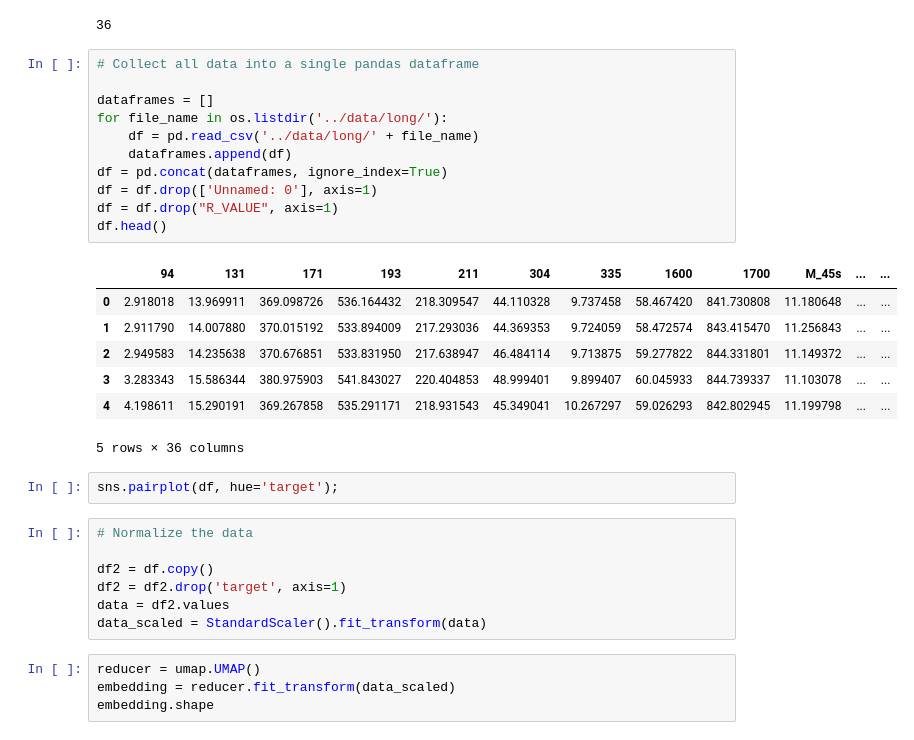
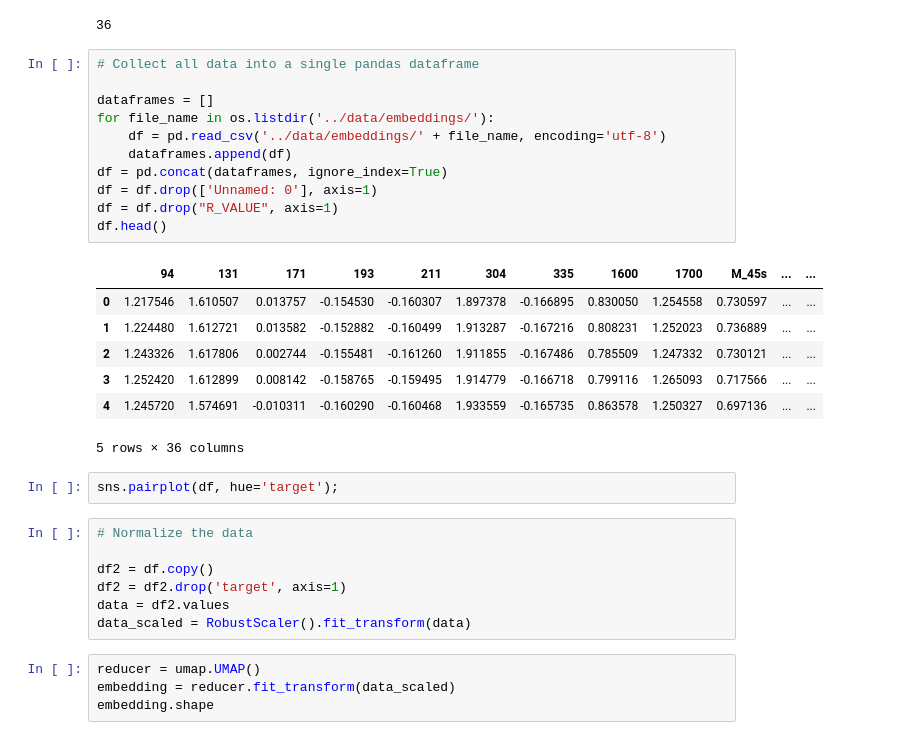
Before and after one commit to brandonlpanos/mvts, a Jupyter notebook: src/umap.ipynb, the cells around one changed output. Cells and saved outputs as stored; diff of their text form.

```diff
--- a/src/umap.ipynb
+++ b/src/umap.ipynb
@@ -32,21 +32,21 @@ from sklearn.preprocessing import StandardScaler, RobustScaler
 # %%
 # Collect all data into a single pandas dataframe
 
 dataframes = []
-for file_name in os.listdir('../data/long/'):
-    df = pd.read_csv('../data/long/' + file_name)
+for file_name in os.listdir('../data/embeddings/'):
+    df = pd.read_csv('../data/embeddings/' + file_name, encoding='utf-8')
     dataframes.append(df)
 df = pd.concat(dataframes, ignore_index=True)
 df = df.drop(['Unnamed: 0'], axis=1)
 df = df.drop("R_VALUE", axis=1)
 df.head()
 # %% [output]
 |  | 94 | 131 | 171 | 193 | 211 | 304 | 335 | 1600 | 1700 | M_45s | ... | ... |
-| 0 | 2.918018 | 13.969911 | 369.098726 | 536.164432 | 218.309547 | 44.110328 | 9.737458 | 58.467420 | 841.730808 | 11.180648 | ... | ... |
-| 1 | 2.911790 | 14.007880 | 370.015192 | 533.894009 | 217.293036 | 44.369353 | 9.724059 | 58.472574 | 843.415470 | 11.256843 | ... | ... |
-| 2 | 2.949583 | 14.235638 | 370.676851 | 533.831950 | 217.638947 | 46.484114 | 9.713875 | 59.277822 | 844.331801 | 11.149372 | ... | ... |
-| 3 | 3.283343 | 15.586344 | 380.975903 | 541.843027 | 220.404853 | 48.999401 | 9.899407 | 60.045933 | 844.739337 | 11.103078 | ... | ... |
-| 4 | 4.198611 | 15.290191 | 369.267858 | 535.291171 | 218.931543 | 45.349041 | 10.267297 | 59.026293 | 842.802945 | 11.199798 | ... | ... |
+| 0 | 1.217546 | 1.610507 | 0.013757 | -0.154530 | -0.160307 | 1.897378 | -0.166895 | 0.830050 | 1.254558 | 0.730597 | ... | ... |
+| 1 | 1.224480 | 1.612721 | 0.013582 | -0.152882 | -0.160499 | 1.913287 | -0.167216 | 0.808231 | 1.252023 | 0.736889 | ... | ... |
+| 2 | 1.243326 | 1.617806 | 0.002744 | -0.155481 | -0.161260 | 1.911855 | -0.167486 | 0.785509 | 1.247332 | 0.730121 | ... | ... |
+| 3 | 1.252420 | 1.612899 | 0.008142 | -0.158765 | -0.159495 | 1.914779 | -0.166718 | 0.799116 | 1.265093 | 0.717566 | ... | ... |
+| 4 | 1.245720 | 1.574691 | -0.010311 | -0.160290 | -0.160468 | 1.933559 | -0.165735 | 0.863578 | 1.250327 | 0.697136 | ... | ... |
 5 rows × 36 columns
 # %%
 sns.pairplot(df, hue='target');
@@ -56,7 +56,7 @@ sns.pairplot(df, hue='target');
 df2 = df.copy()
 df2 = df2.drop('target', axis=1)
 data = df2.values
-data_scaled = StandardScaler().fit_transform(data)
+data_scaled = RobustScaler().fit_transform(data)
 # %%
 reducer = umap.UMAP()
 embedding = reducer.fit_transform(data_scaled)
```
Also changed, not shown: parts of 4 cells of this notebook.
